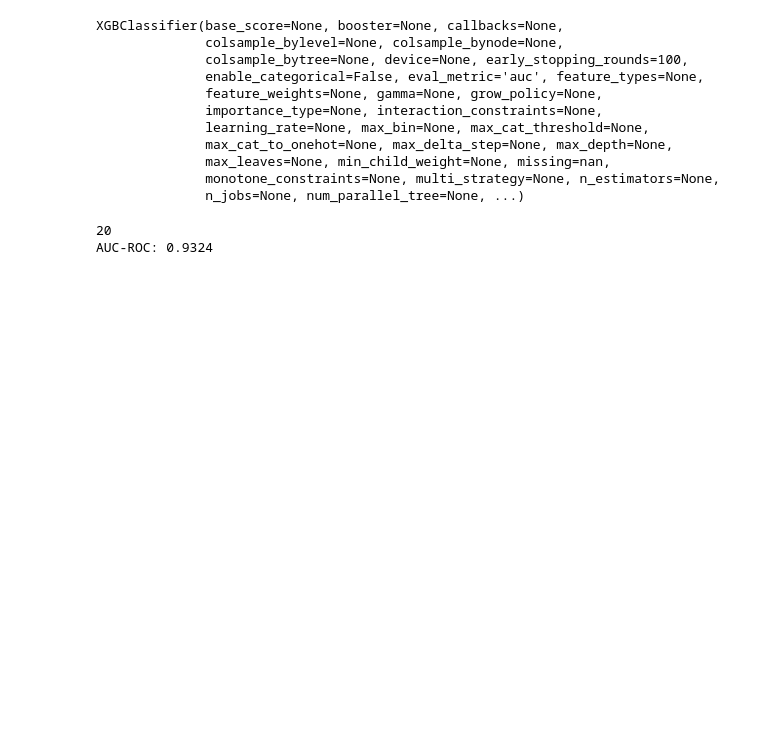
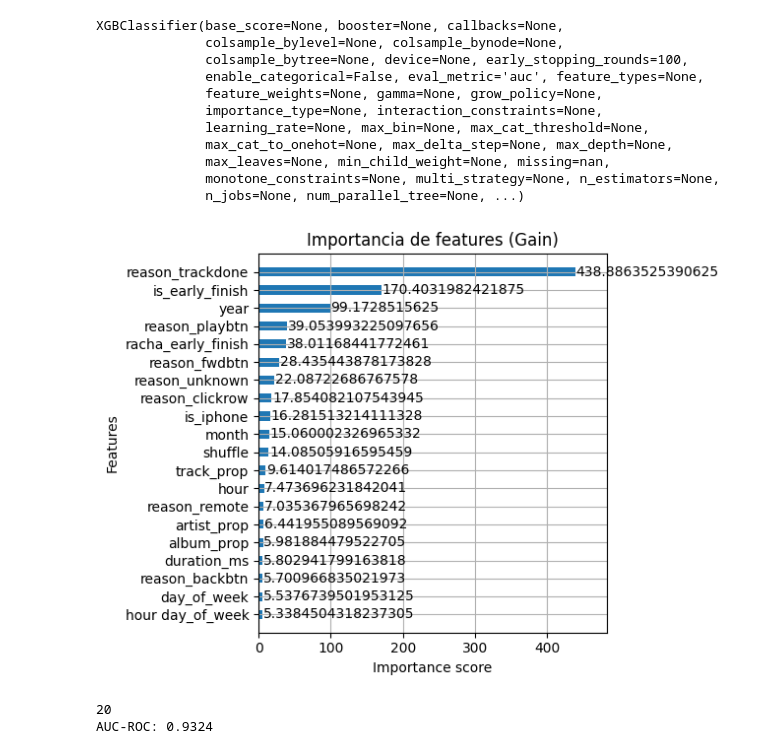
Before and after one commit to Dafydd8/TP2, a Jupyter notebook: XGBoost_holdout3.ipynb, the cells around one changed output. Drawn from its saved outputs; the diff is of its cells as text; code cells hidden in the pictures; blank space fills up the shorter version.

```diff
--- a/XGBoost_holdout3.ipynb
+++ b/XGBoost_holdout3.ipynb
@@ -104,6 +104,14 @@ XGBClassifier(base_score=None, booster=None, callbacks=None,
               max_leaves=None, min_child_weight=None, missing=nan,
               monotone_constraints=None, multi_strategy=None, n_estimators=None,
               n_jobs=None, num_parallel_tree=None, ...)
+# %%
+import matplotlib.pyplot as plt
+xgb.plot_importance(clf_xgb, importance_type='gain', max_num_features=20, height=0.5)
+plt.title("Importancia de features (Gain)")
+plt.tight_layout()
+plt.show()
+# %% [output]
+[figure, added]
 # %%
 best = clf_xgb.best_iteration
 print(best)
```
Also changed, not shown: 8 other files.
